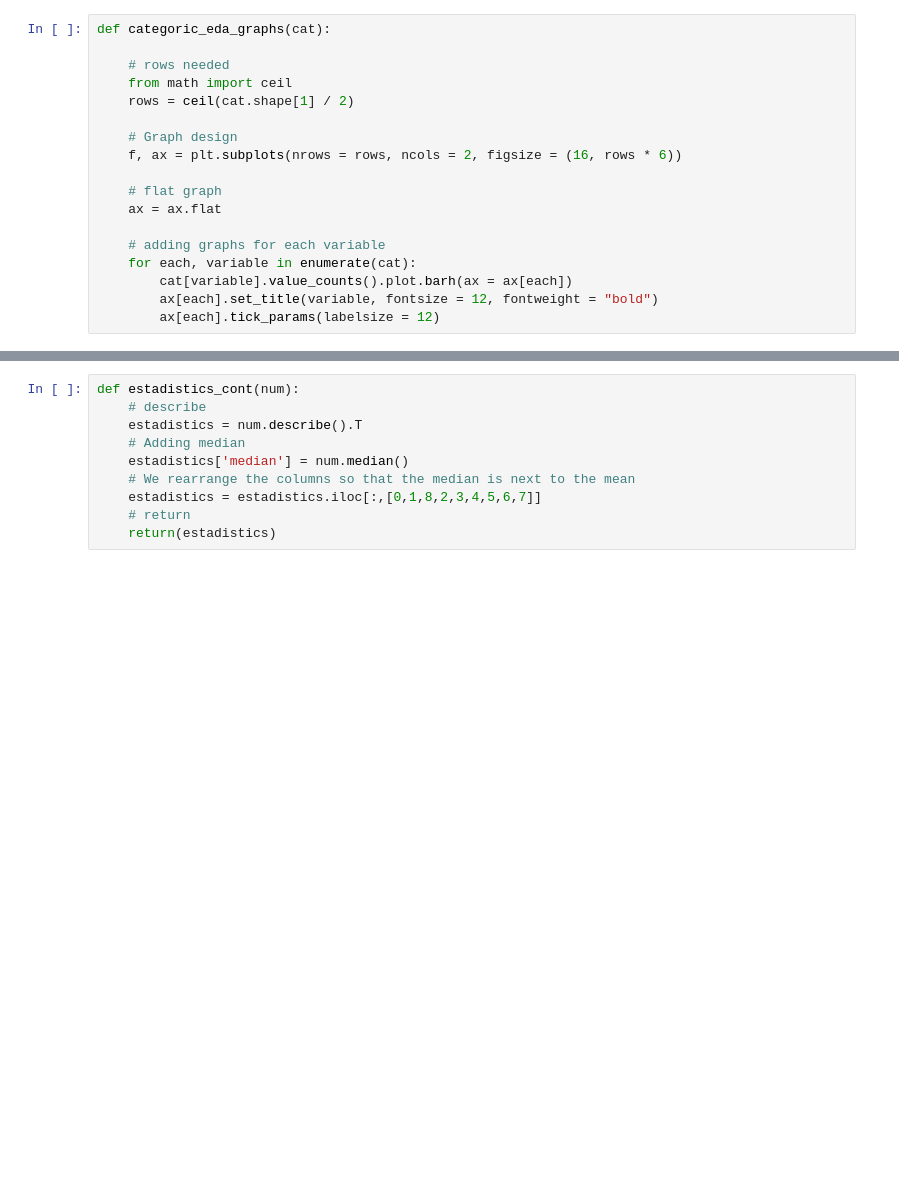
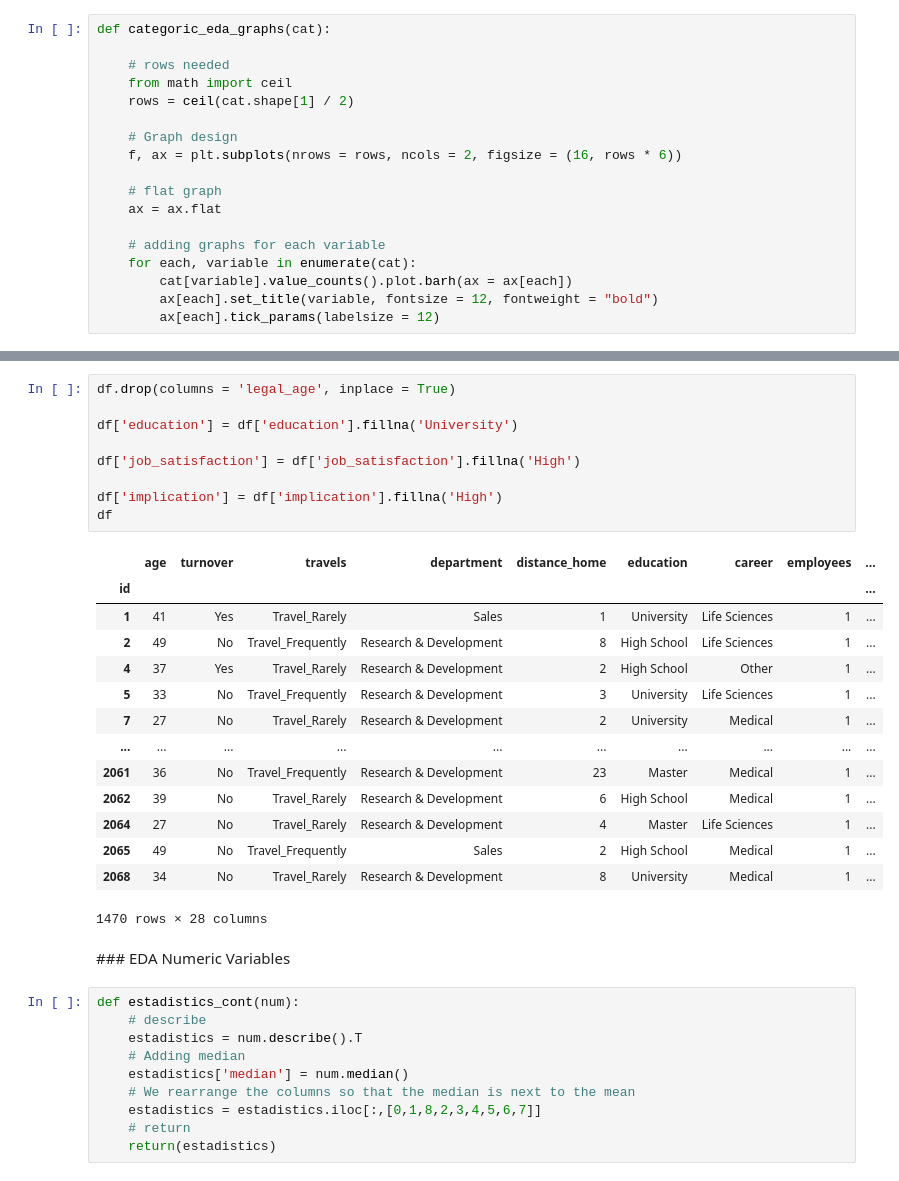
Before and after one commit to jalexisg/PDA-Data-Science-project, a Jupyter notebook: project.ipynb, the cells around one changed output, grey strips where cells are left out. Cells and saved outputs as stored; diff of their text form; blank space fills up the shorter version.

```diff
--- a/project.ipynb
+++ b/project.ipynb
@@ -120,3 +149,29 @@ categoric_eda_graphs(df.select_dtypes('O'))
+# %%
+df.drop(columns = 'legal_age', inplace = True)
+
+df['education'] = df['education'].fillna('University')
+
+df['job_satisfaction'] = df['job_satisfaction'].fillna('High')
+
+df['implication'] = df['implication'].fillna('High')
+df
+# %% [output]
+|  | age | turnover | travels | department | distance_home | education | career | employees | ... |
+| id |  |  |  |  |  |  |  |  | ... |
+| 1 | 41 | Yes | Travel_Rarely | Sales | 1 | University | Life Sciences | 1 | ... |
+| 2 | 49 | No | Travel_Frequently | Research & Development | 8 | High School | Life Sciences | 1 | ... |
+| 4 | 37 | Yes | Travel_Rarely | Research & Development | 2 | High School | Other | 1 | ... |
+| 5 | 33 | No | Travel_Frequently | Research & Development | 3 | University | Life Sciences | 1 | ... |
+| 7 | 27 | No | Travel_Rarely | Research & Development | 2 | University | Medical | 1 | ... |
+| ... | ... | ... | ... | ... | ... | ... | ... | ... | ... |
+| 2061 | 36 | No | Travel_Frequently | Research & Development | 23 | Master | Medical | 1 | ... |
+| 2062 | 39 | No | Travel_Rarely | Research & Development | 6 | High School | Medical | 1 | ... |
+| 2064 | 27 | No | Travel_Rarely | Research & Development | 4 | Master | Life Sciences | 1 | ... |
+| 2065 | 49 | No | Travel_Frequently | Sales | 2 | High School | Medical | 1 | ... |
+| 2068 | 34 | No | Travel_Rarely | Research & Development | 8 | University | Medical | 1 | ... |
+1470 rows × 28 columns
+# %% [markdown]
+### EDA Numeric Variables
 # %%
 def estadistics_cont(num):
     # describe
```
Also changed, not shown: parts of 13 cells of this notebook.
